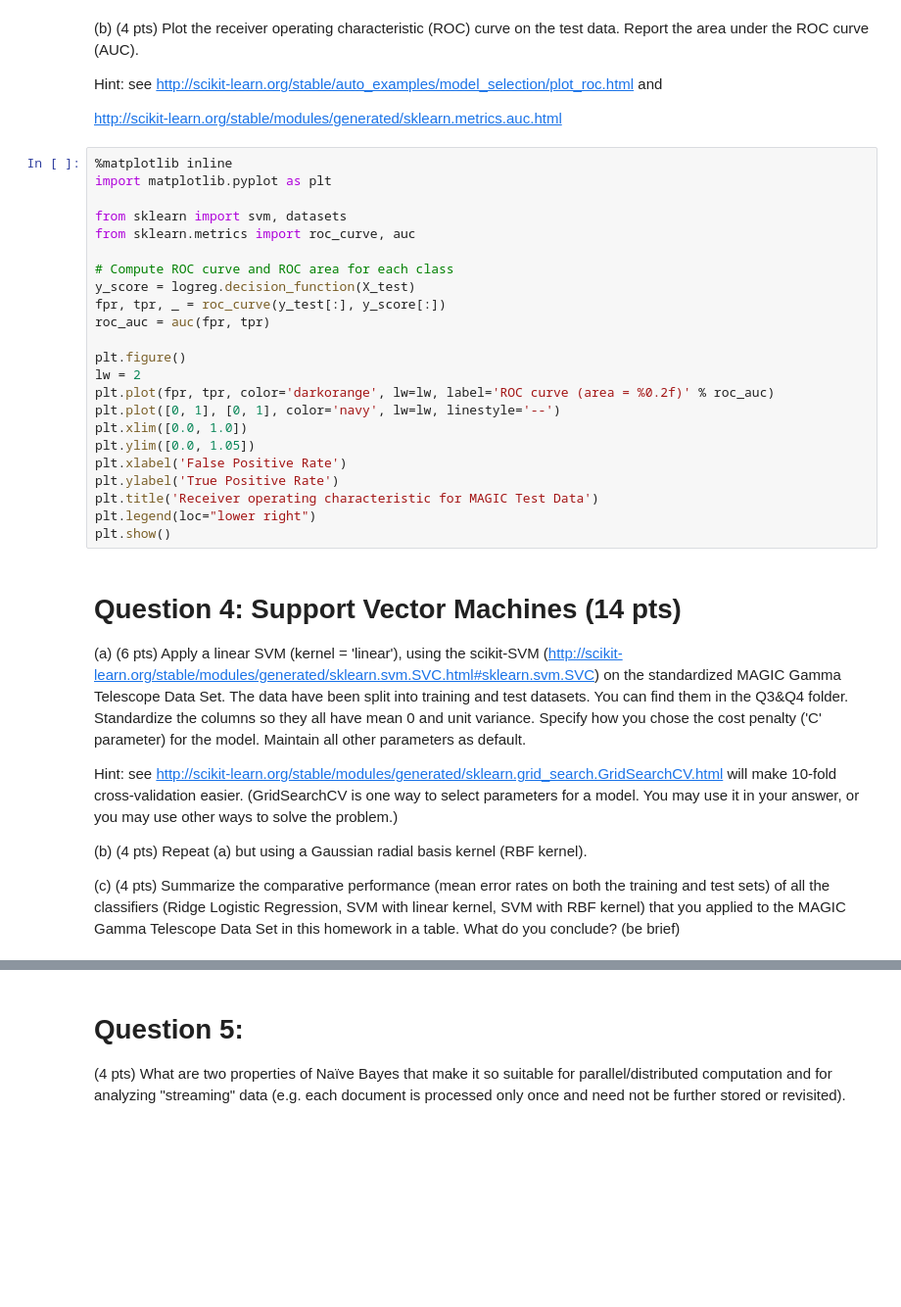
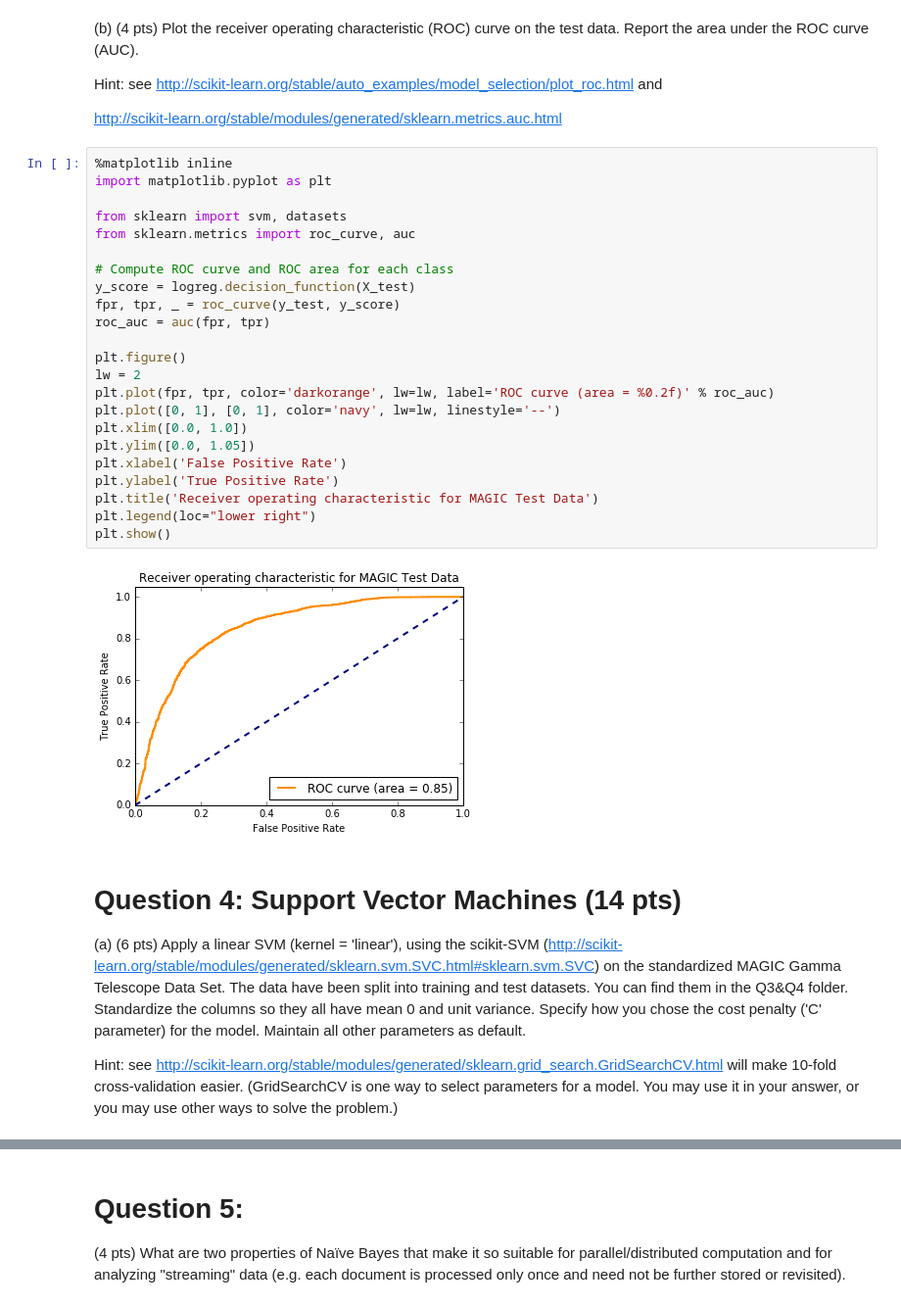
Before and after one commit to FarzanMemarian/dm-hw4, a Jupyter notebook: HW4.ipynb, the cells around one changed output, grey strips where cells are left out. Shown at 98% size. Cells and saved outputs as stored; diff of their text form; blank space fills up the shorter version.

```diff
--- a/HW4.ipynb
+++ b/HW4.ipynb
@@ -183,32 +189,30 @@ http://scikit-learn.org/stable/modules/generated/sklearn.metrics.auc.html
 # %%
 %matplotlib inline
 import matplotlib.pyplot as plt
 
 from sklearn import svm, datasets
 from sklearn.metrics import roc_curve, auc
 
 # Compute ROC curve and ROC area for each class
 y_score = logreg.decision_function(X_test)
-fpr, tpr, _ = roc_curve(y_test[:], y_score[:])
+fpr, tpr, _ = roc_curve(y_test, y_score)
 roc_auc = auc(fpr, tpr)
 
 plt.figure()
 lw = 2
 plt.plot(fpr, tpr, color='darkorange', lw=lw, label='ROC curve (area = %0.2f)' % roc_auc)
 plt.plot([0, 1], [0, 1], color='navy', lw=lw, linestyle='--')
 plt.xlim([0.0, 1.0])
 plt.ylim([0.0, 1.05])
 plt.xlabel('False Positive Rate')
 plt.ylabel('True Positive Rate')
 plt.title('Receiver operating characteristic for MAGIC Test Data')
 plt.legend(loc="lower right")
 plt.show()
+# %% [output]
+[figure, added]
 # %% [markdown]
 # Question 4: Support Vector Machines (14 pts)
 (a) (6 pts) Apply a linear SVM (kernel = 'linear'), using the scikit-SVM (http://scikit-learn.org/stable/modules/generated/sklearn.svm.SVC.html#sklearn.svm.SVC) on the standardized MAGIC Gamma Telescope Data Set. The data have been split into training and test datasets. You can find them in the Q3&Q4 folder. Standardize the columns so they all have mean 0 and unit variance. Specify how you chose the cost penalty ('C' parameter) for the model. Maintain all other parameters as default.
 
 Hint: see http://scikit-learn.org/stable/modules/generated/sklearn.grid_search.GridSearchCV.html will make 10-fold cross-validation easier. (GridSearchCV is one way to select parameters for a model. You may use it in your answer, or you may use other ways to solve the problem.)
-
-(b) (4 pts) Repeat (a) but using a Gaussian radial basis kernel (RBF kernel).
-
-(c) (4 pts) Summarize the comparative performance (mean error rates on both the training and test sets) of all the classifiers (Ridge Logistic Regression, SVM with linear kernel, SVM with RBF kernel) that you applied to the MAGIC Gamma Telescope Data Set in this homework in a table. What do you conclude? (be brief)
```
Also changed, not shown: parts of 15 cells of this notebook, 1 other file.
